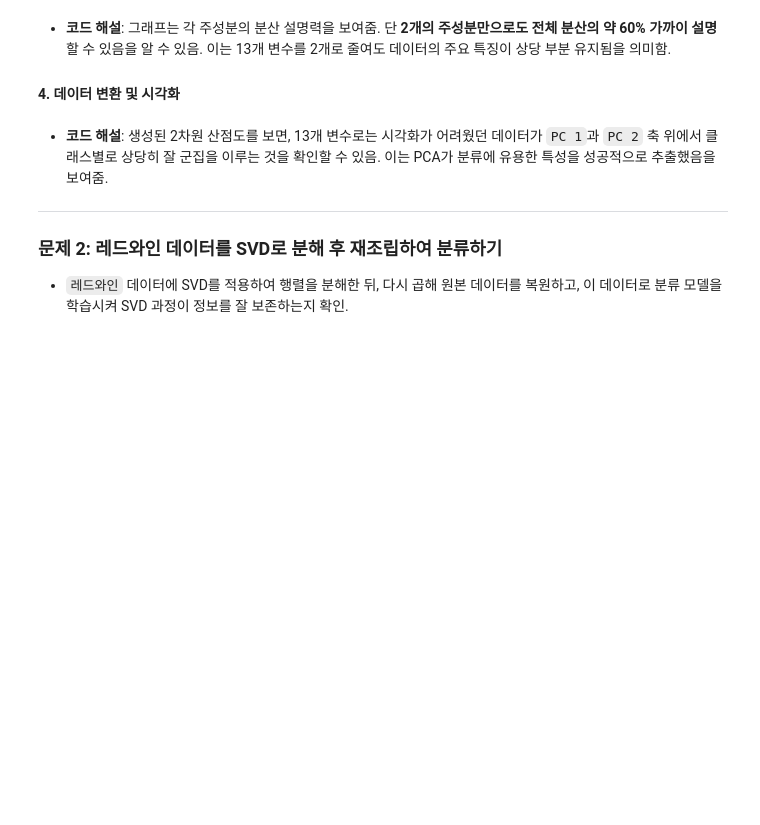
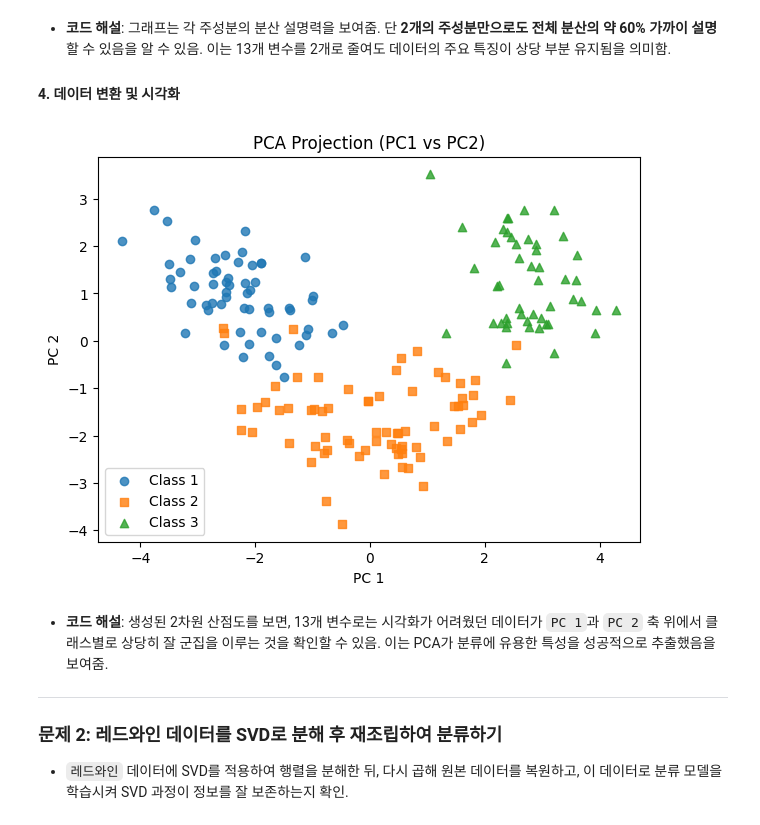
Before and after one commit to bladerunner3201/ml-dl, a Jupyter notebook: ch05.모형_최적화/05-7_과제_20251103.ipynb, the cells around one changed output. Saved outputs shown, nothing was run; the diff lists cells and outputs as text; code cells hidden in the pictures; blank space fills up the shorter version.

```diff
--- a/ch05.모형_최적화/05-7_과제_20251103.ipynb
+++ b/ch05.모형_최적화/05-7_과제_20251103.ipynb
@@ -36,6 +111,28 @@ print(wine_df.head()) #
 - **코드 해설**: 그래프는 각 주성분의 분산 설명력을 보여줌. 단 **2개의 주성분만으로도 전체 분산의 약 60% 가까이 설명**할 수 있음을 알 수 있음. 이는 13개 변수를 2개로 줄여도 데이터의 주요 특징이 상당 부분 유지됨을 의미함.
 
 #### 4\. 데이터 변환 및 시각화
+# %%
+# (1) 13차원 -> 2차원 변환
+X_pca = X_std.dot(W)   # (n_samples, 2)
+
+# (2) 클래스별 산점도
+plt.figure(figsize=(7, 5))
+for label, marker in zip(np.unique(y), ['o', 's', '^']):
+    plt.scatter(
+        X_pca[y == label, 0],
+        X_pca[y == label, 1],
+        marker=marker,
+        alpha=0.8,
+        label=f"Class {label}"
+    )
+
+plt.xlabel('PC 1')
+plt.ylabel('PC 2')
+plt.legend()
+plt.title('PCA Projection (PC1 vs PC2)')
+plt.show()
+# %% [output]
+[figure, added]
 # %% [markdown]
 - **코드 해설**: 생성된 2차원 산점도를 보면, 13개 변수로는 시각화가 어려웠던 데이터가 `PC 1`과 `PC 2` 축 위에서 클래스별로 상당히 잘 군집을 이루는 것을 확인할 수 있음. 이는 PCA가 분류에 유용한 특성을 성공적으로 추출했음을 보여줌.
 
```
Also changed, not shown: parts of 4 cells of this notebook, 8 other files.
